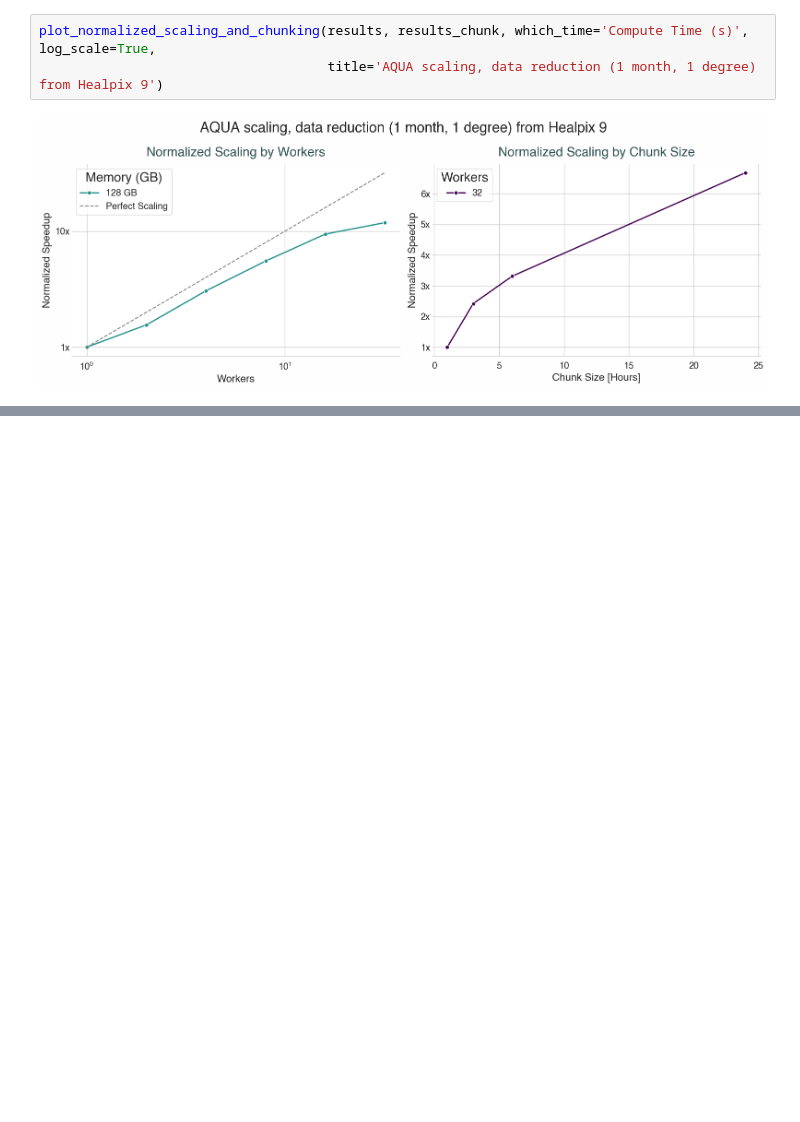
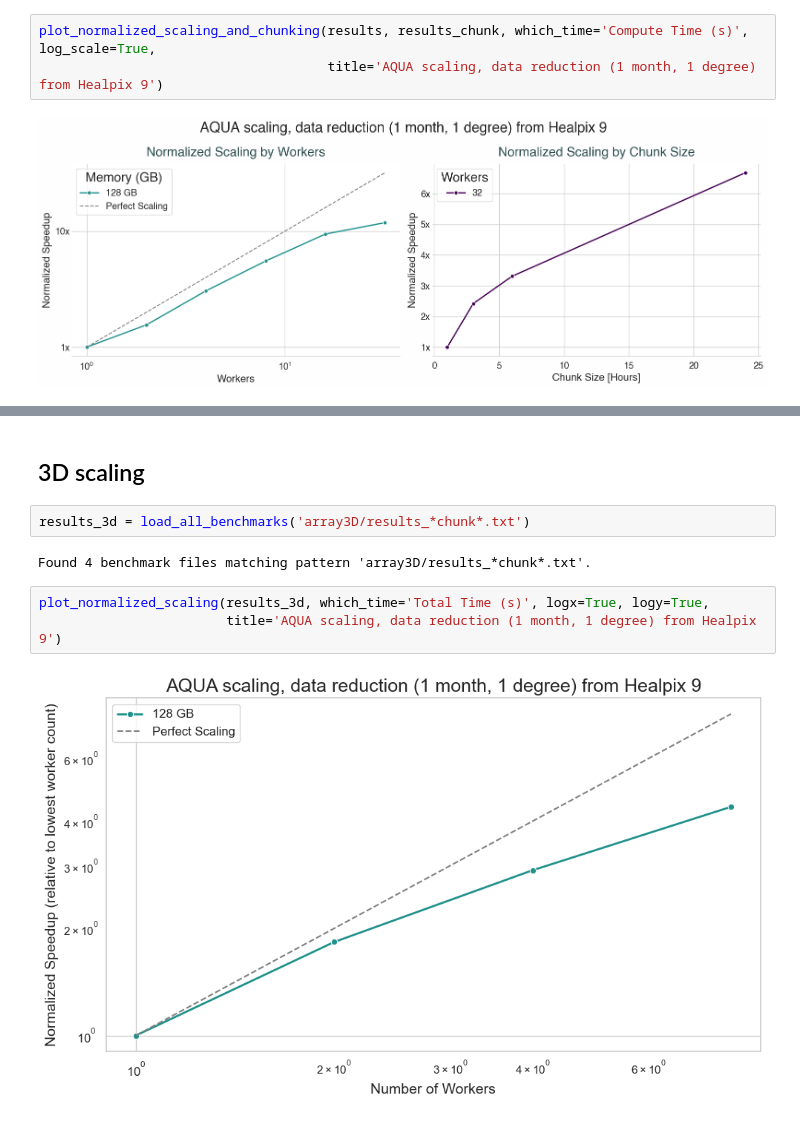
Before and after one commit to koldunovn/high_res_data_access, a Jupyter notebook: aqua-scripts/simple_reader/plots.ipynb, the cells around one changed output, grey strips where cells are left out. Drawn from its saved outputs; the diff is of its cells as text; blank space fills up the shorter version.

Commit message:
3d scaling

```diff
--- a/aqua-scripts/simple_reader/plots.ipynb
+++ b/aqua-scripts/simple_reader/plots.ipynb
@@ -168,0 +182,11 @@ plot_normalized_scaling_and_chunking(results, results_chunk, which_time='Compute
+# %% [markdown]
+## 3D scaling
+# %%
+results_3d = load_all_benchmarks('array3D/results_*chunk*.txt')
+# %% [output]
+Found 4 benchmark files matching pattern 'array3D/results_*chunk*.txt'.
+# %%
+plot_normalized_scaling(results_3d, which_time='Total Time (s)', logx=True, logy=True,
+                        title='AQUA scaling, data reduction (1 month, 1 degree) from Healpix 9')
+# %% [output]
+[figure, added]
```
Also changed, not shown: parts of 5 cells of this notebook, 4 other files.
